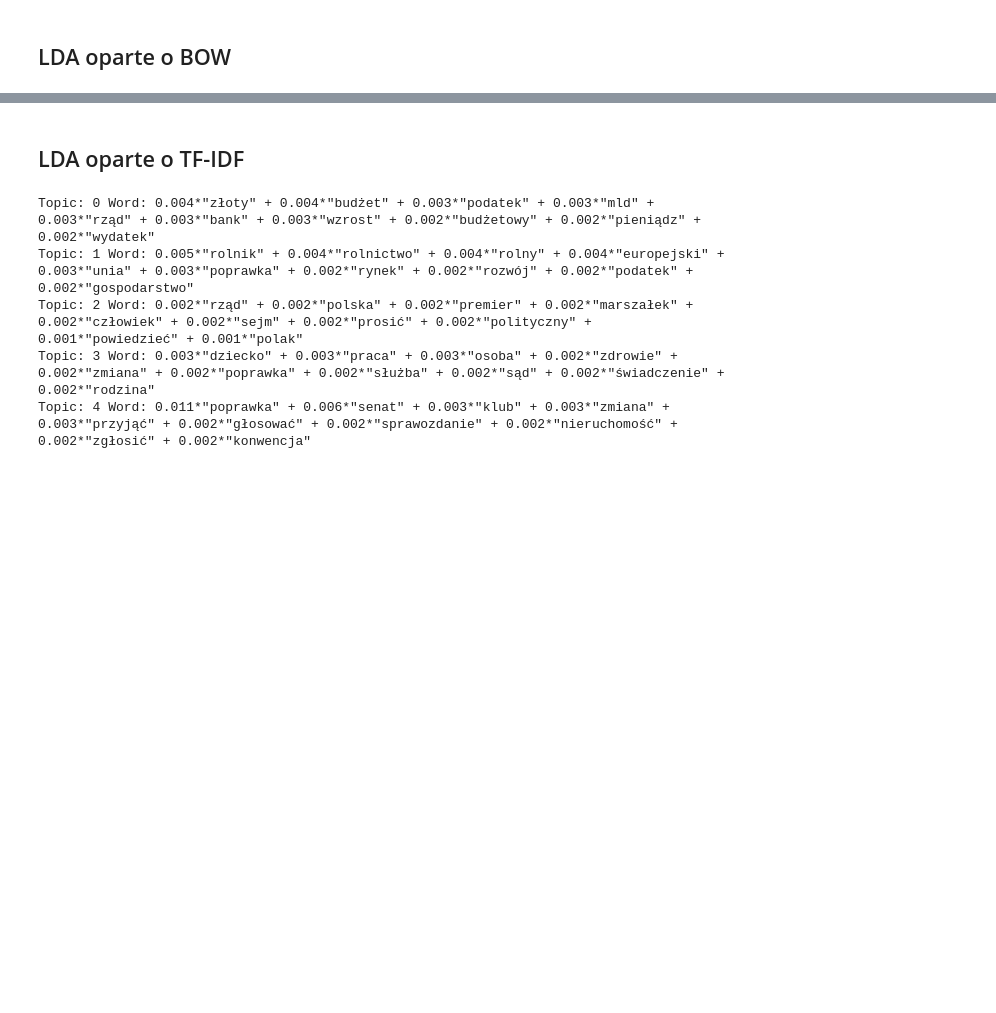
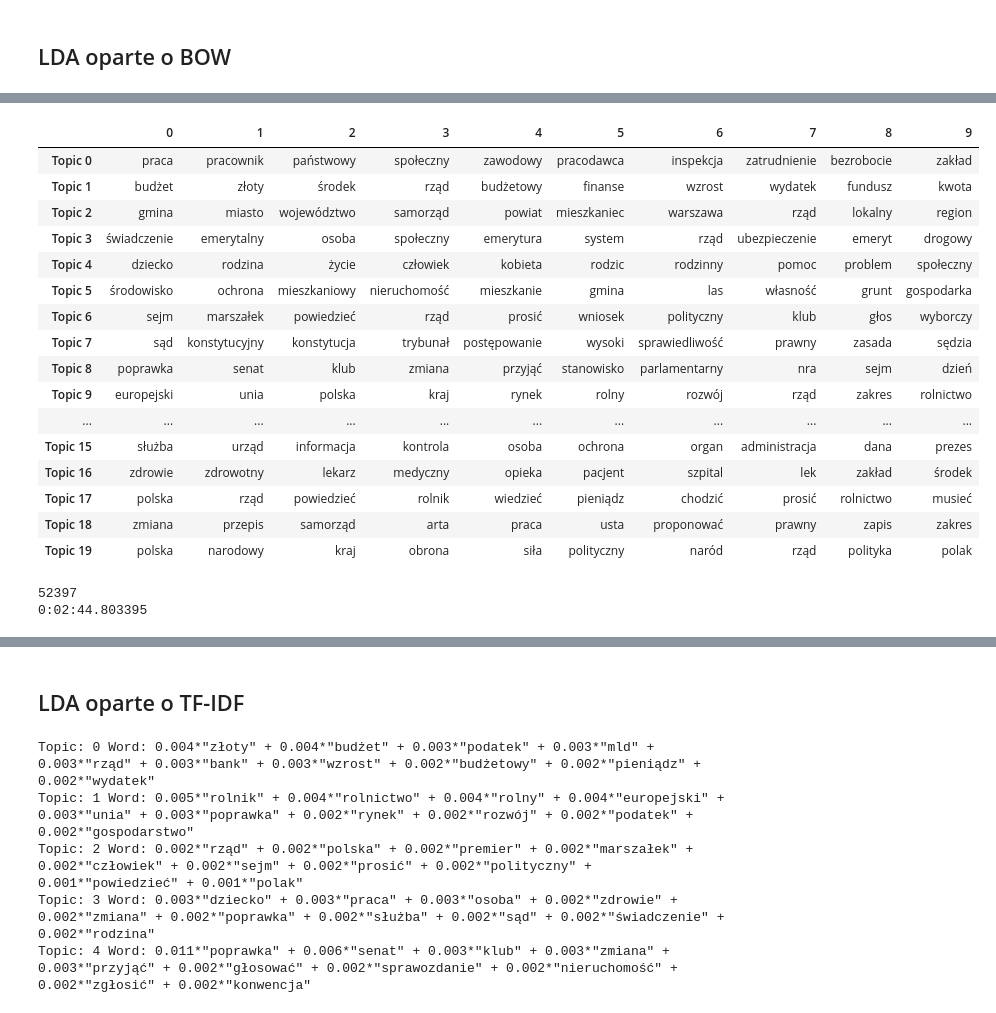
Before and after one commit to magda-lena-b/praca, a Jupyter notebook: 08_LDA_testy.ipynb, the cells around one changed output, grey strips where cells are left out. Saved outputs shown, nothing was run; the diff lists cells and outputs as text; code cells hidden in the pictures; blank space fills up the shorter version.

```diff
--- a/08_LDA_testy.ipynb
+++ b/08_LDA_testy.ipynb
@@ -25,4 +30,2 @@ importlib.reload(funcs)
 # %%
-sp = pd.read_csv('00_dane/rawest.csv',  sep='|', encoding='UTF-8')
+dane = pd.read_csv('00_dane/dane_TM.csv',  sep='|', encoding='UTF-8')
-# %%
-dane = sp[~sp['speech_rawest'].isnull()]
@@ -188,0 +272,13 @@ Words: 0.011*"złoty" + 0.010*"rząd" + 0.010*"budżet" + 0.008*"podatek" + 0.00
+# %%
+start = timer()
+dictionary = gensim.corpora.Dictionary(dane['speech_rawest'])
+dictionary.filter_extremes(no_above=0.4, no_below=5 )
+print(len(dictionary))
+BOW = [dictionary.doc2bow(speech) for speech in dane['speech_rawest']]
+tfidf = models.TfidfModel(BOW)
+corpus_tfidf = tfidf[BOW]
+
+lda_model = gensim.models.LdaMulticore(BOW, id2word=dictionary,num_topics=20, passes=1, workers=2)
+end = timer()
+print(timedelta(seconds=timer()-start))
+a = funcs.print_topics(lda_model.print_topics(-1))
@@ -188,0 +299,38 @@ Words: 0.011*"złoty" + 0.010*"rząd" + 0.010*"budżet" + 0.008*"podatek" + 0.00
+# %%
+a = funcs.print_topics(lda_model.print_topics(-1))
+# %%
+a.T
+# %% [output]
+|  | 0 | 1 | 2 | 3 | 4 | 5 | 6 | 7 | 8 | 9 |
+| Topic 0 | praca | pracownik | państwowy | społeczny | zawodowy | pracodawca | inspekcja | zatrudnienie | bezrobocie | zakład |
+| Topic 1 | budżet | złoty | środek | rząd | budżetowy | finanse | wzrost | wydatek | fundusz | kwota |
+| Topic 2 | gmina | miasto | województwo | samorząd | powiat | mieszkaniec | warszawa | rząd | lokalny | region |
+| Topic 3 | świadczenie | emerytalny | osoba | społeczny | emerytura | system | rząd | ubezpieczenie | emeryt | drogowy |
+| Topic 4 | dziecko | rodzina | życie | człowiek | kobieta | rodzic | rodzinny | pomoc | problem | społeczny |
+| Topic 5 | środowisko | ochrona | mieszkaniowy | nieruchomość | mieszkanie | gmina | las | własność | grunt | gospodarka |
+| Topic 6 | sejm | marszałek | powiedzieć | rząd | prosić | wniosek | polityczny | klub | głos | wyborczy |
+| Topic 7 | sąd | konstytucyjny | konstytucja | trybunał | postępowanie | wysoki | sprawiedliwość | prawny | zasada | sędzia |
+| Topic 8 | poprawka | senat | klub | zmiana | przyjąć | stanowisko | parlamentarny | nra | sejm | dzień |
+| Topic 9 | europejski | unia | polska | kraj | rynek | rolny | rozwój | rząd | zakres | rolnictwo |
+| ... | ... | ... | ... | ... | ... | ... | ... | ... | ... | ... |
+| Topic 15 | służba | urząd | informacja | kontrola | osoba | ochrona | organ | administracja | dana | prezes |
+| Topic 16 | zdrowie | zdrowotny | lekarz | medyczny | opieka | pacjent | szpital | lek | zakład | środek |
+| Topic 17 | polska | rząd | powiedzieć | rolnik | wiedzieć | pieniądz | chodzić | prosić | rolnictwo | musieć |
+| Topic 18 | zmiana | przepis | samorząd | arta | praca | usta | proponować | prawny | zapis | zakres |
+| Topic 19 | polska | narodowy | kraj | obrona | siła | polityczny | naród | rząd | polityka | polak |
+# %%
+start = timer()
+#dictionary = gensim.corpora.Dictionary(dane['speech_rawest'])
+dictionary.filter_extremes(no_above=0.3, no_below=5 )
+print(len(dictionary))
+BOW = [dictionary.doc2bow(speech) for speech in dane['speech_rawest']]
+tfidf = models.TfidfModel(BOW)
+corpus_tfidf = tfidf[BOW]
+
+lda_model = gensim.models.LdaMulticore(BOW, id2word=dictionary,num_topics=20, passes=1, workers=2)
+end = timer()
+print(timedelta(seconds=timer()-start))
+a = funcs.print_topics(lda_model.print_topics(-1))
+# %% [output]
+52397
+0:02:44.803395
```
Also changed, not shown: parts of 35 cells of this notebook, 1 other file.
